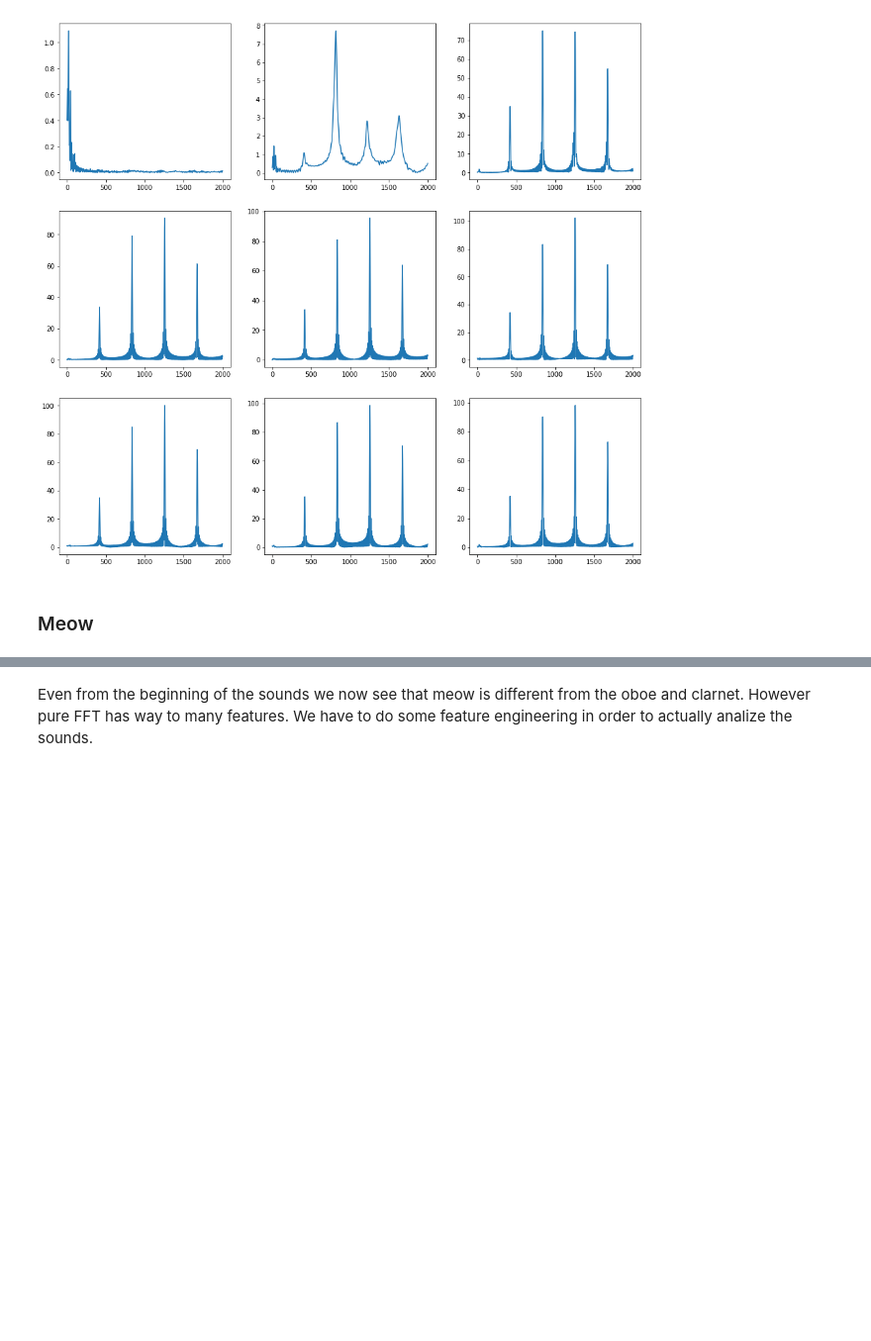
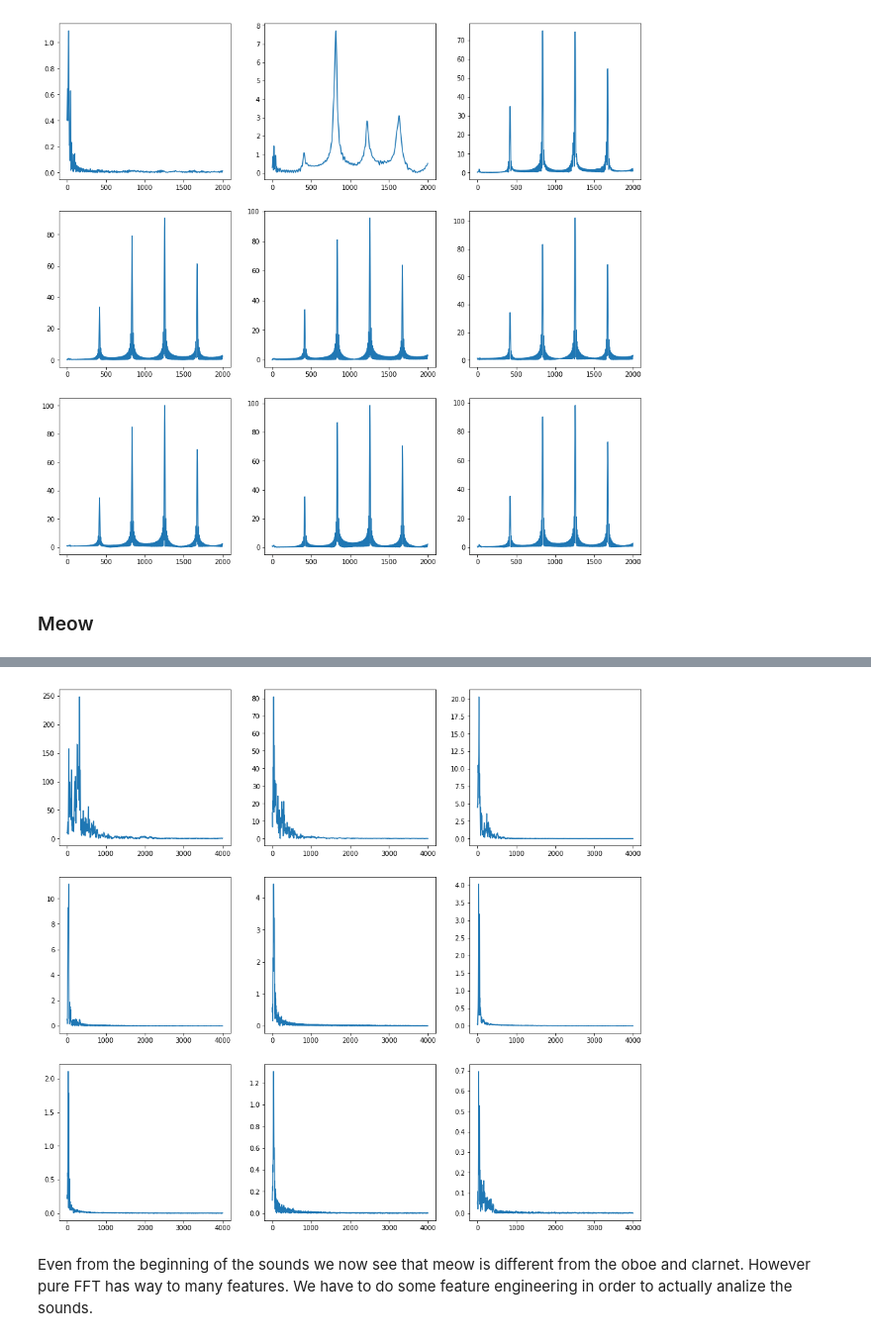
Before and after one commit to gelisa/kaggle_sound, a Jupyter notebook: sandbox.ipynb, the cells around one changed output, grey strips where cells are left out. Shown at 99% size. Saved outputs shown, nothing was run; the diff lists cells and outputs as text; code cells hidden in the pictures; blank space fills up the shorter version.

```diff
--- a/sandbox.ipynb
+++ b/sandbox.ipynb
@@ -196,3 +197,8 @@ plt.savefig('kitty_first9_10th_of_sec_fft.png')
+# %%
+plot_first_9_10th_sec_ftt(knock, 4000)
+#plt.savefig('kitty_first9_10th_of_sec_fft.png')
+# %% [output]
+[figure, added]
 # %% [markdown]
 Even from the beginning of the sounds we now see that meow is different from the oboe and clarnet. However pure FFT has way to many features. We have to do some feature engineering in order to actually analize the sounds.
 # %% [markdown]
```
Also changed, not shown: parts of 7 cells of this notebook.
